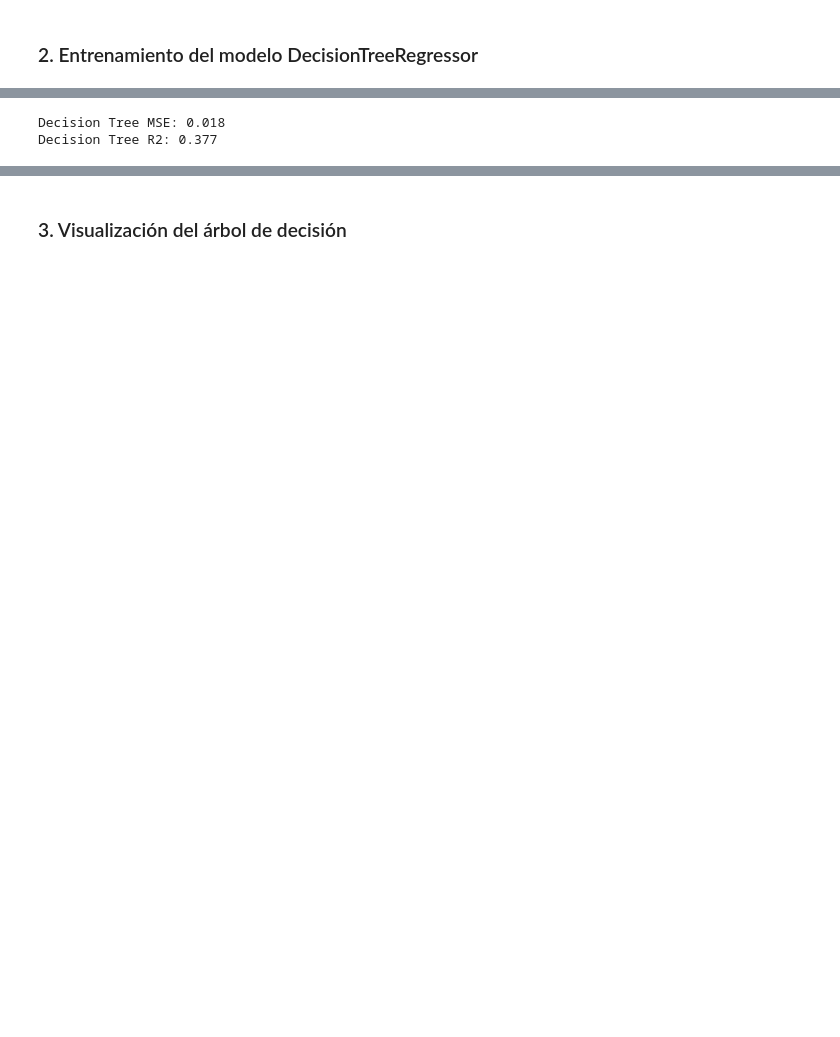
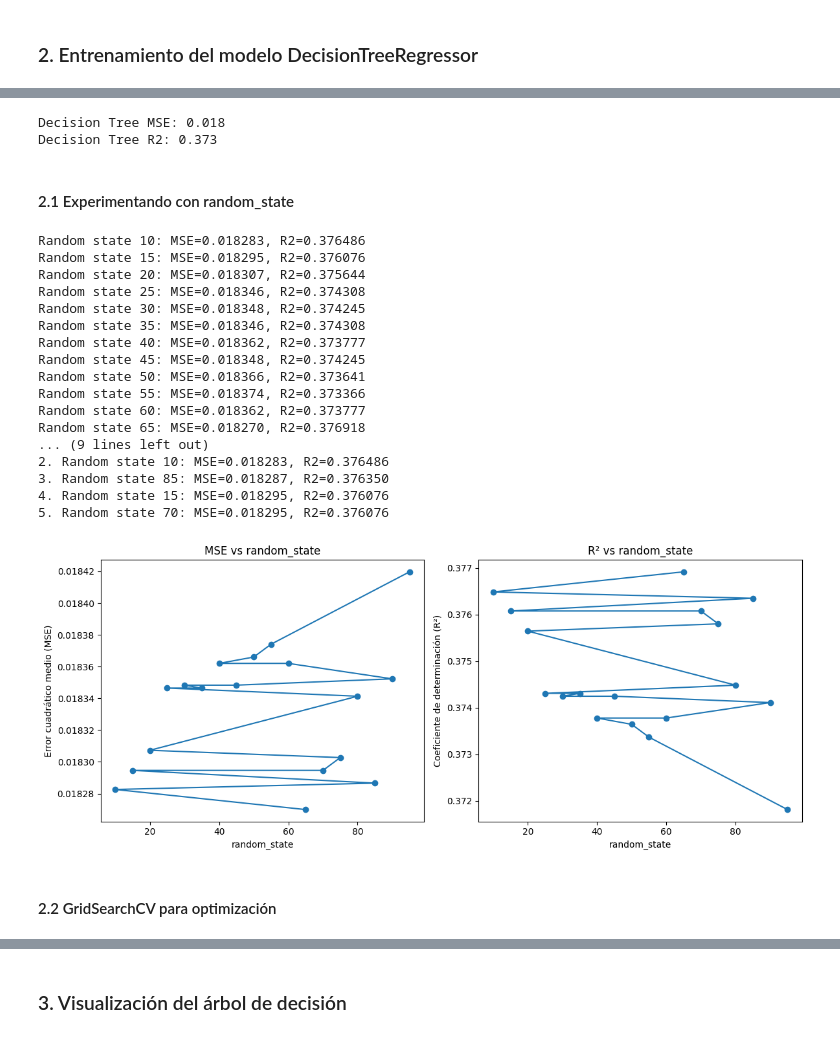
Before and after one commit to Samth18/Proyecto2-CienciaDatos, a Jupyter notebook: avocado-regression-project/models/decision_tree/decisionTreeRegressor.ipynb, the cells around one changed output, grey strips where cells are left out. Saved outputs shown, nothing was run; the diff lists cells and outputs as text; code cells hidden in the pictures; blank space fills up the shorter version.

```diff
--- a/avocado-regression-project/models/decision_tree/decisionTreeRegressor.ipynb
+++ b/avocado-regression-project/models/decision_tree/decisionTreeRegressor.ipynb
@@ -87,8 +96,4 @@ Dimensiones de los datos de prueba: (2018, 64)
 # %%
-# Crear y entrenar el modelo
-dt_reg = DecisionTreeRegressor(max_depth=6, random_state=42)
-dt_reg.fit(X_train, y_train)
-
 # Realizar predicciones
 y_pred_dt = dt_reg.predict(X_test)
 
@@ -100,4 +105,78 @@ print(f"Decision Tree MSE: {MSE_DT:.3f}")
 print(f"Decision Tree R2: {R2_DT:.3f}")
 # %% [output]
 Decision Tree MSE: 0.018
-Decision Tree R2: 0.377
+Decision Tree R2: 0.373
+# %% [markdown]
+#### 2.1 Experimentando con random_state
+# %%
+# Búsqueda del mejor random_state
+import numpy as np
+from sklearn.metrics import mean_squared_error, r2_score
+
+# Parámetros fijos
+max_depth = 6  # El que ya usas
+random_states = list(range(10, 100, 5))  # Probar varios valores
+
+# Almacenar resultados
+results = []
+
+# Evaluar cada random_state
+for rs in random_states:
+    # Crear y entrenar modelo
+    dt_model = DecisionTreeRegressor(max_depth=max_depth, random_state=rs)
+    dt_model.fit(X_train, y_train)
+
+    # Evaluar en test
+    y_pred = dt_model.predict(X_test)
+    mse = mean_squared_error(y_test, y_pred)
+    r2 = r2_score(y_test, y_pred)
+
+    # Guardar resultados
+    results.append((rs, mse, r2))
+    print(f"Random state {rs}: MSE={mse:.6f}, R2={r2:.6f}")
+
+# Ordenar por MSE (menor a mayor)
+results.sort(key=lambda x: x[1])
+
+# Mostrar los 5 mejores random_states
+print("\nTop 5 mejores random_states:")
+for i, (rs, mse, r2) in enumerate(results[:5]):
+    print(f"{i+1}. Random state {rs}: MSE={mse:.6f}, R2={r2:.6f}")
+
+# Visualizar
+plt.figure(figsize=(12, 5))
+plt.subplot(1, 2, 1)
+plt.plot([r[0] for r in results], [r[1] for r in results], 'o-')
+plt.title('MSE vs random_state')
+plt.ylabel('Error cuadrático medio (MSE)')
+plt.xlabel('random_state')
+
+plt.subplot(1, 2, 2)
+plt.plot([r[0] for r in results], [r[2] for r in results], 'o-')
+plt.title('R² vs random_state')
+plt.ylabel('Coeficiente de determinación (R²)')
+plt.xlabel('random_state')
+
+plt.tight_layout()
+plt.show()
+# %% [output]
+Random state 10: MSE=0.018283, R2=0.376486
+Random state 15: MSE=0.018295, R2=0.376076
+Random state 20: MSE=0.018307, R2=0.375644
+Random state 25: MSE=0.018346, R2=0.374308
+Random state 30: MSE=0.018348, R2=0.374245
+Random state 35: MSE=0.018346, R2=0.374308
+Random state 40: MSE=0.018362, R2=0.373777
+Random state 45: MSE=0.018348, R2=0.374245
+Random state 50: MSE=0.018366, R2=0.373641
+Random state 55: MSE=0.018374, R2=0.373366
+Random state 60: MSE=0.018362, R2=0.373777
+Random state 65: MSE=0.018270, R2=0.376918
+... (9 lines left out)
+2. Random state 10: MSE=0.018283, R2=0.376486
+3. Random state 85: MSE=0.018287, R2=0.376350
+4. Random state 15: MSE=0.018295, R2=0.376076
+5. Random state 70: MSE=0.018295, R2=0.376076
+[figure, added]
+# %% [markdown]
+#### 2.2 GridSearchCV para optimización
```
Also changed, not shown: parts of 12 cells of this notebook.
